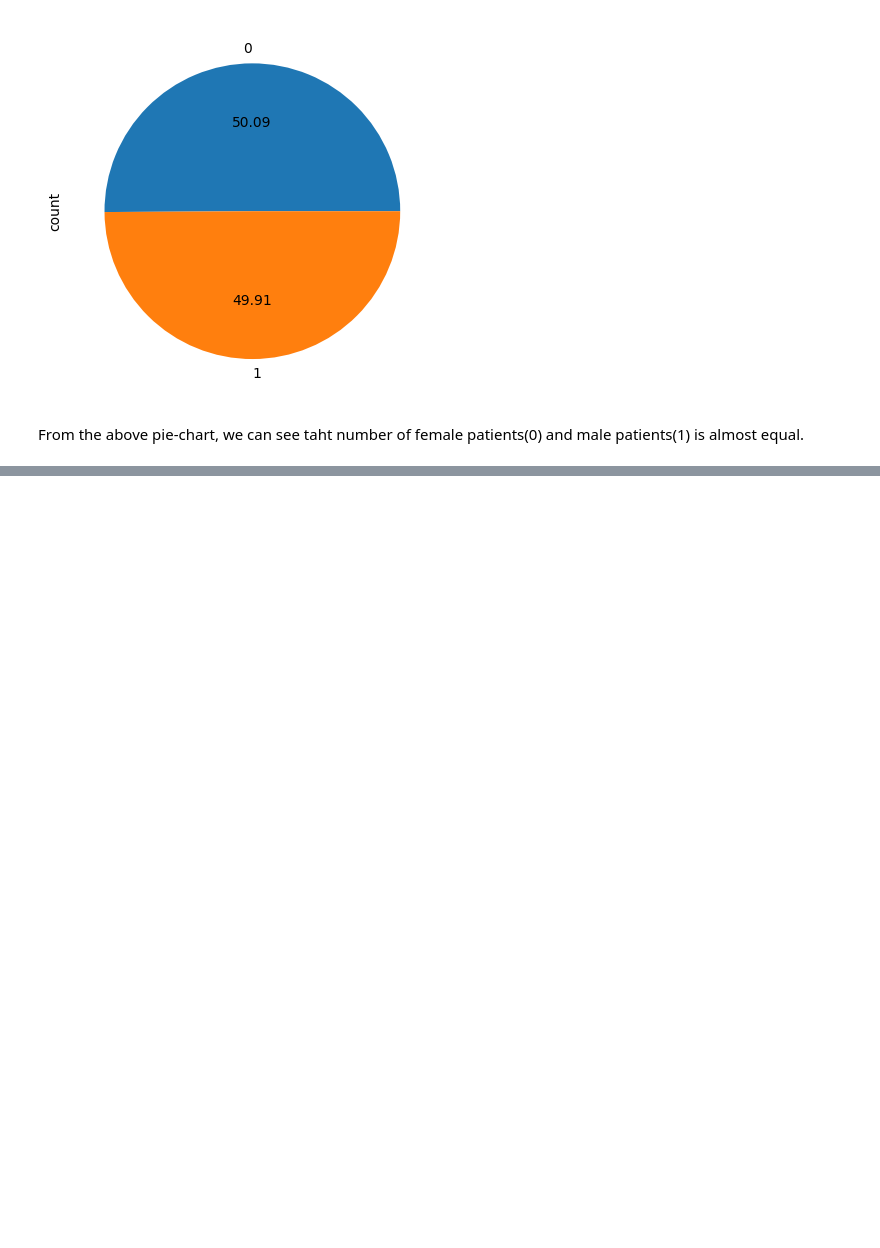
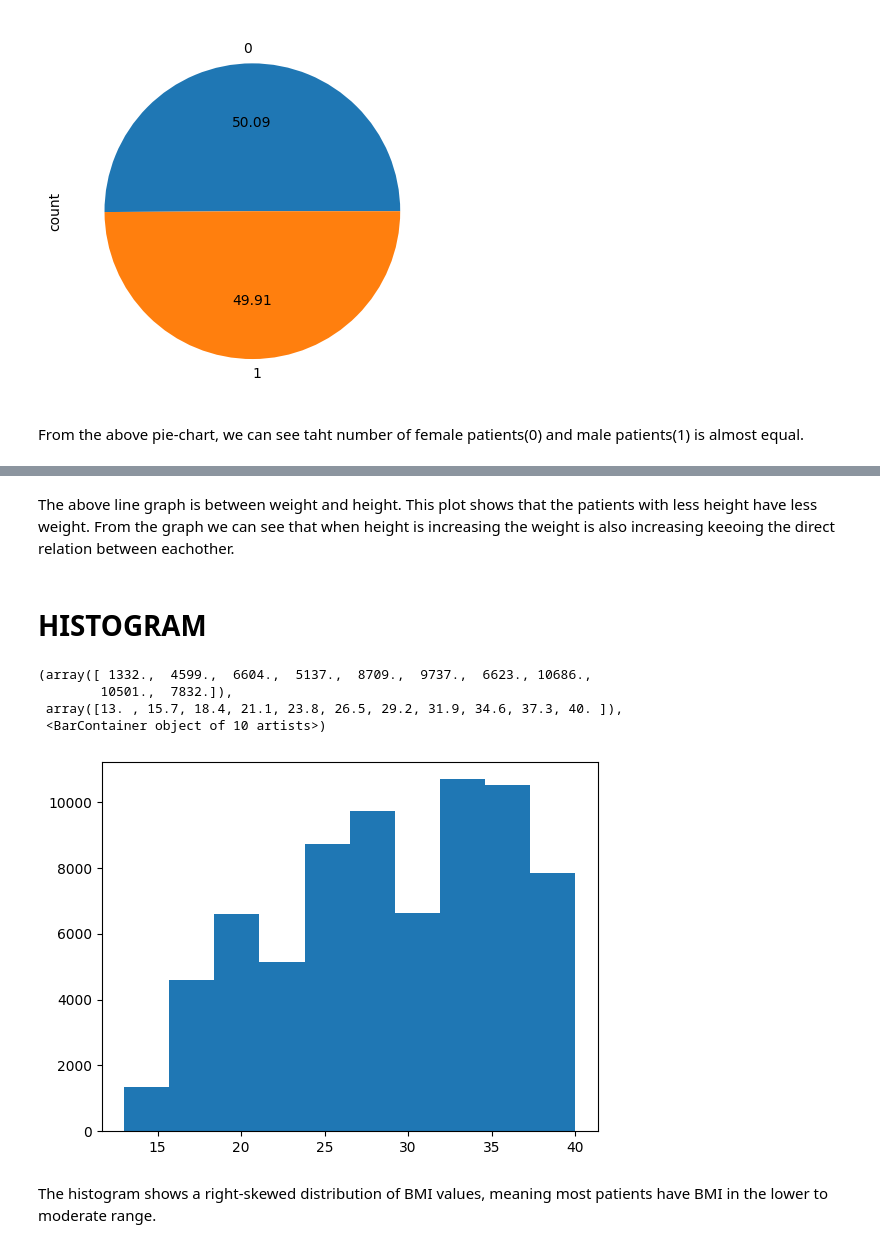
Before and after one commit to risabniranjan/Data-Science, a Jupyter notebook: data_visualization.ipynb, the cells around one changed output, grey strips where cells are left out. Cells and saved outputs as stored; diff of their text form; code cells hidden in the pictures; blank space fills up the shorter version.

```diff
--- a/data_visualization.ipynb
+++ b/data_visualization.ipynb
@@ -52,0 +78,14 @@ From the above pie-chart, we can see taht number of female patients(0) and male
+# %% [markdown]
+The above line graph is between weight and height. This plot shows that the patients with less height have less weight. From the graph we can see that when height is increasing the weight is also increasing keeoing the direct relation between eachother.
+# %% [markdown]
+# HISTOGRAM
+# %%
+plt.hist(df['BMI'])
+# %% [output]
+(array([ 1332.,  4599.,  6604.,  5137.,  8709.,  9737.,  6623., 10686.,
+        10501.,  7832.]),
+ array([13. , 15.7, 18.4, 21.1, 23.8, 26.5, 29.2, 31.9, 34.6, 37.3, 40. ]),
+ <BarContainer object of 10 artists>)
+[figure, added]
+# %% [markdown]
+The histogram shows a right-skewed distribution of BMI values, meaning most patients have BMI in the lower to moderate range.
```
Also changed, not shown: parts of 14 cells of this notebook.
